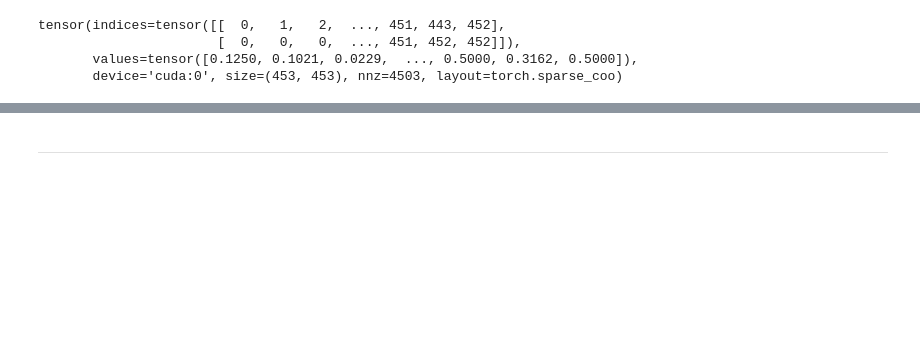
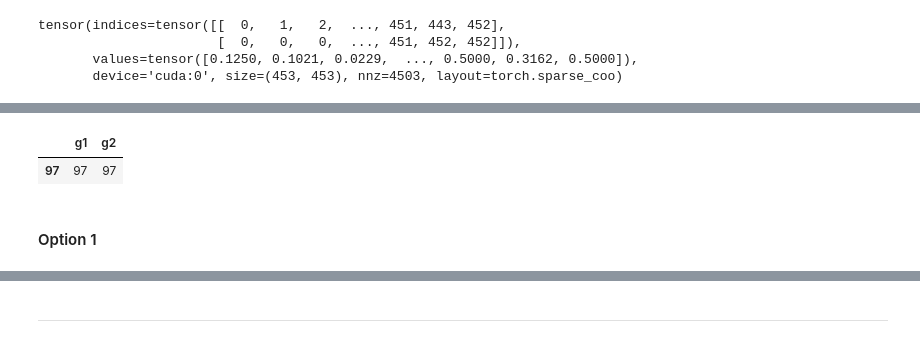
Before and after one commit to win7/Test_Graph_MatchingAlignment, a Jupyter notebook: Network-Alignment-with-Transferable-Graph-Autoencoders/test_graph.ipynb, the cells around one changed output, grey strips where cells are left out. Cells and saved outputs as stored; diff of their text form; code cells hidden in the pictures; blank space fills up the shorter version.

```diff
--- a/Network-Alignment-with-Transferable-Graph-Autoencoders/test_graph.ipynb
+++ b/Network-Alignment-with-Transferable-Graph-Autoencoders/test_graph.ipynb
@@ -325,0 +341,3 @@ tensor(indices=tensor([[  0, 240, 248,  ..., 418, 426, 452],
+# %%
+S_hat_feat = S_hat_features[0].to(device)
+S_hat_feat
@@ -325,0 +353,8 @@ tensor(indices=tensor([[  0, 240, 248,  ..., 418, 426, 452],
+# %%
+#
+# z1 = GAE(S_feat, adj_norm_S).detach()
+# z2 = GAE(S_hat_feat, adj_norm_S_hat).detach()
+# D = torch.cdist(z1, z2, p=2) # distance matrix
+
+z = GAE(S_hat_feat, adj_norm_S_hat).detach()
+D = torch.cdist(S_emb, z, p=2) # distance matrix
@@ -377,0 +496,4 @@ plt.show()
+# %%
+X = get_match(D, device)
+print(X.shape)
+X
@@ -377,0 +509,3 @@ plt.show()
+# %%
+option0 = matrix_to_edge(X)
+option0
@@ -377,0 +531,11 @@ plt.show()
+# %%
+df_match = pd.DataFrame(option0)
+df_match.columns = ["g1", "g2"]
+df_match
+
+df_match[df_match["g1"] == df_match["g2"]]
+# %% [output]
+|  | g1 | g2 |
+| 97 | 97 | 97 |
+# %% [markdown]
+#### Option 1
```
Also changed, not shown: parts of 22 cells of this notebook, 4 other files.
